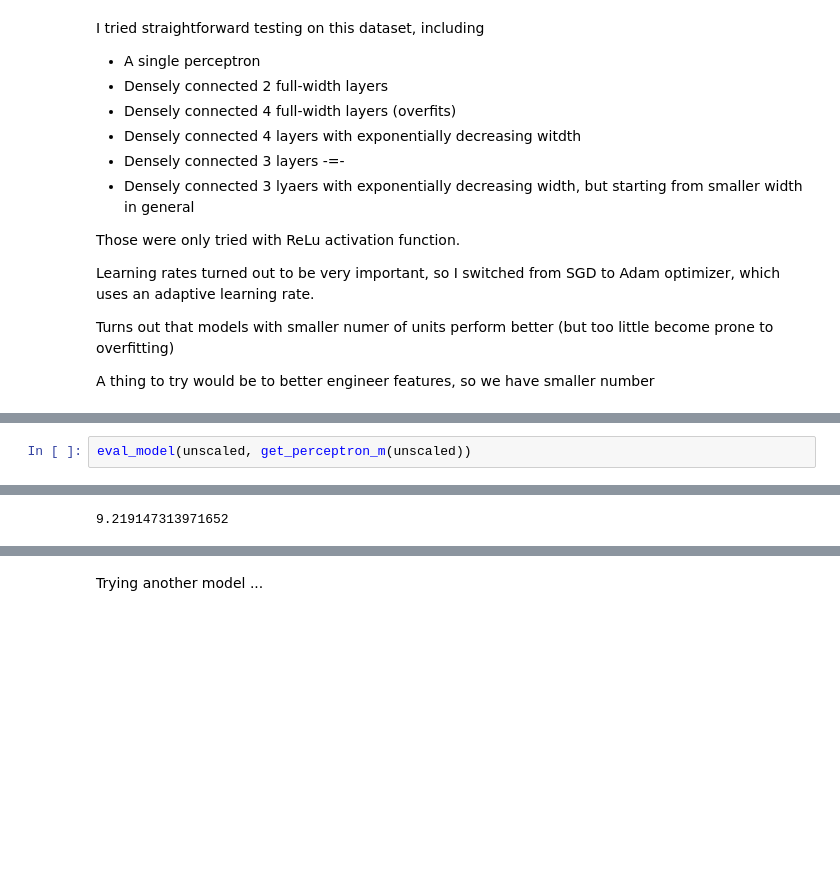
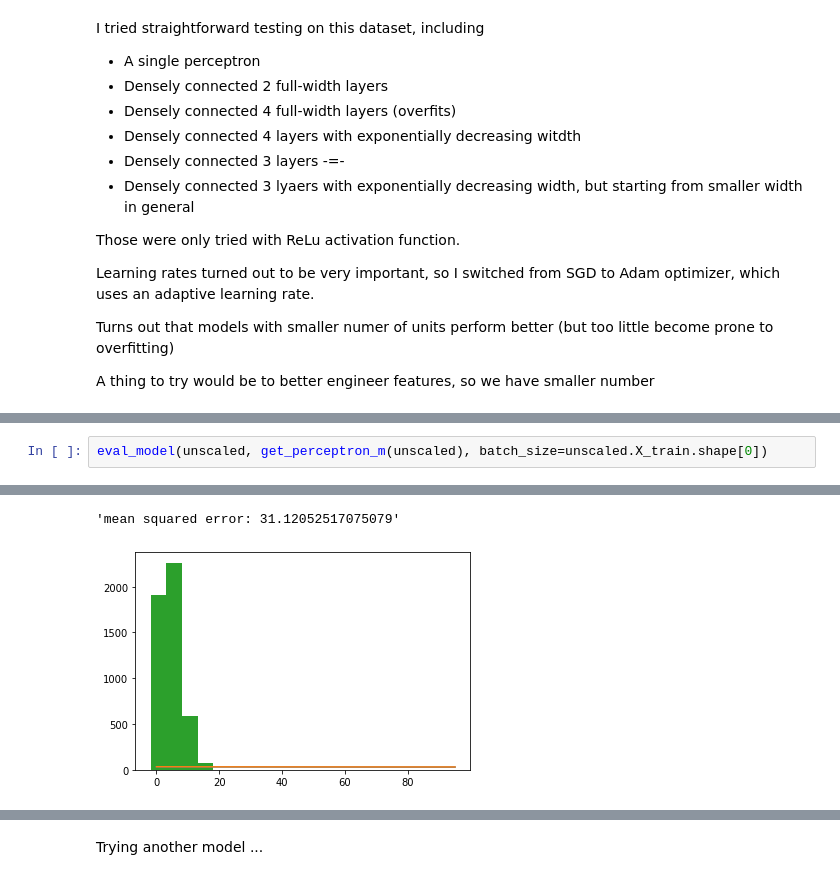
Before and after one commit to SimeonHey/diabetes-130-ds-final, a Jupyter notebook: NN - NN MVP!.ipynb, the cells around one changed output, grey strips where cells are left out. Saved outputs shown, nothing was run; the diff lists cells and outputs as text; blank space fills up the shorter version.

```diff
--- a/NN - NN MVP!.ipynb
+++ b/NN - NN MVP!.ipynb
@@ -426,3 +236,3 @@ Shape of dataset: (30248, 245)
 # %%
-eval_model(unscaled, get_perceptron_m(unscaled))
+eval_model(unscaled, get_perceptron_m(unscaled), batch_size=unscaled.X_train.shape[0])
 # %% [output]
@@ -446,4 +256,5 @@ Trained model on 505 epochs for time 30.046488285064697 secs (16.807288599214502
-9.219147313971652
+'mean squared error: 31.12052517075079'
+[figure, added]
 # %%
 eval_model(unscaled, get_two_layer_m(unscaled))
 # %% [output]
```
Also changed, not shown: parts of 38 cells of this notebook, 3 other files.
